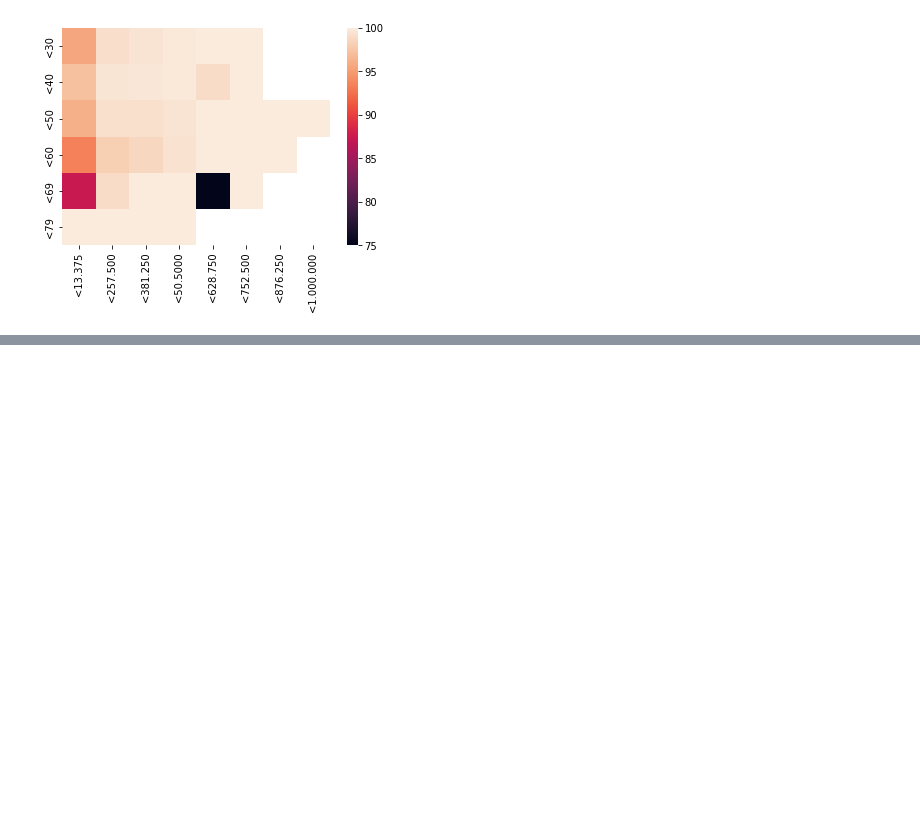
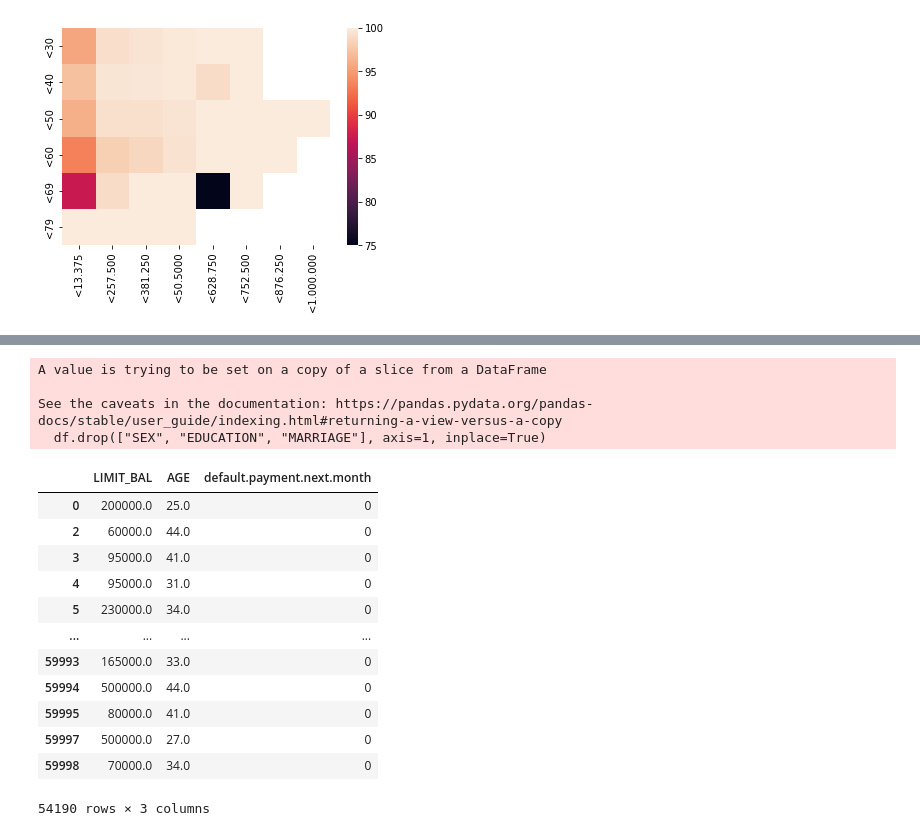
Before and after one commit to janbraunsdorff/Data-Journey, a Jupyter notebook: kredit-001_deskriptive.ipynb, the cells around one changed output, grey strips where cells are left out. Cells and saved outputs as stored; diff of their text form; code cells hidden in the pictures; blank space fills up the shorter version.

```diff
--- a/kredit-001_deskriptive.ipynb
+++ b/kredit-001_deskriptive.ipynb
@@ -388,0 +605,34 @@ sns.heatmap(
+# %%
+#age_split = 10
+#limit_split = 20
+
+#df["age_group"] = pd.cut(df.AGE, age_split)
+#df["age_group"] = df["age_group"].astype('category')
+#df = pd.get_dummies(df, columns=["age_group"])
+#df.drop("AGE", axis=1, inplace=True)
+
+#df["limit_group"] = pd.cut(df.LIMIT_BAL, limit_split)
+#df["limit_group"] = df["limit_group"].astype('category')
+#df = pd.get_dummies(df, columns=["limit_group"])
+#df.drop("LIMIT_BAL", axis=1, inplace=True)
+
+df.drop(["SEX", "EDUCATION", "MARRIAGE"], axis=1, inplace=True)
+df
+# %% [output]
+A value is trying to be set on a copy of a slice from a DataFrame
+
+See the caveats in the documentation: https://pandas.pydata.org/pandas-docs/stable/user_guide/indexing.html#returning-a-view-versus-a-copy
+  df.drop(["SEX", "EDUCATION", "MARRIAGE"], axis=1, inplace=True)
+|  | LIMIT_BAL | AGE | default.payment.next.month |
+| 0 | 200000.0 | 25.0 | 0 |
+| 2 | 60000.0 | 44.0 | 0 |
+| 3 | 95000.0 | 41.0 | 0 |
+| 4 | 95000.0 | 31.0 | 0 |
+| 5 | 230000.0 | 34.0 | 0 |
+| ... | ... | ... | ... |
+| 59993 | 165000.0 | 33.0 | 0 |
+| 59994 | 500000.0 | 44.0 | 0 |
+| 59995 | 80000.0 | 41.0 | 0 |
+| 59997 | 500000.0 | 27.0 | 0 |
+| 59998 | 70000.0 | 34.0 | 0 |
+54190 rows × 3 columns
```
Also changed, not shown: parts of 10 cells of this notebook.
